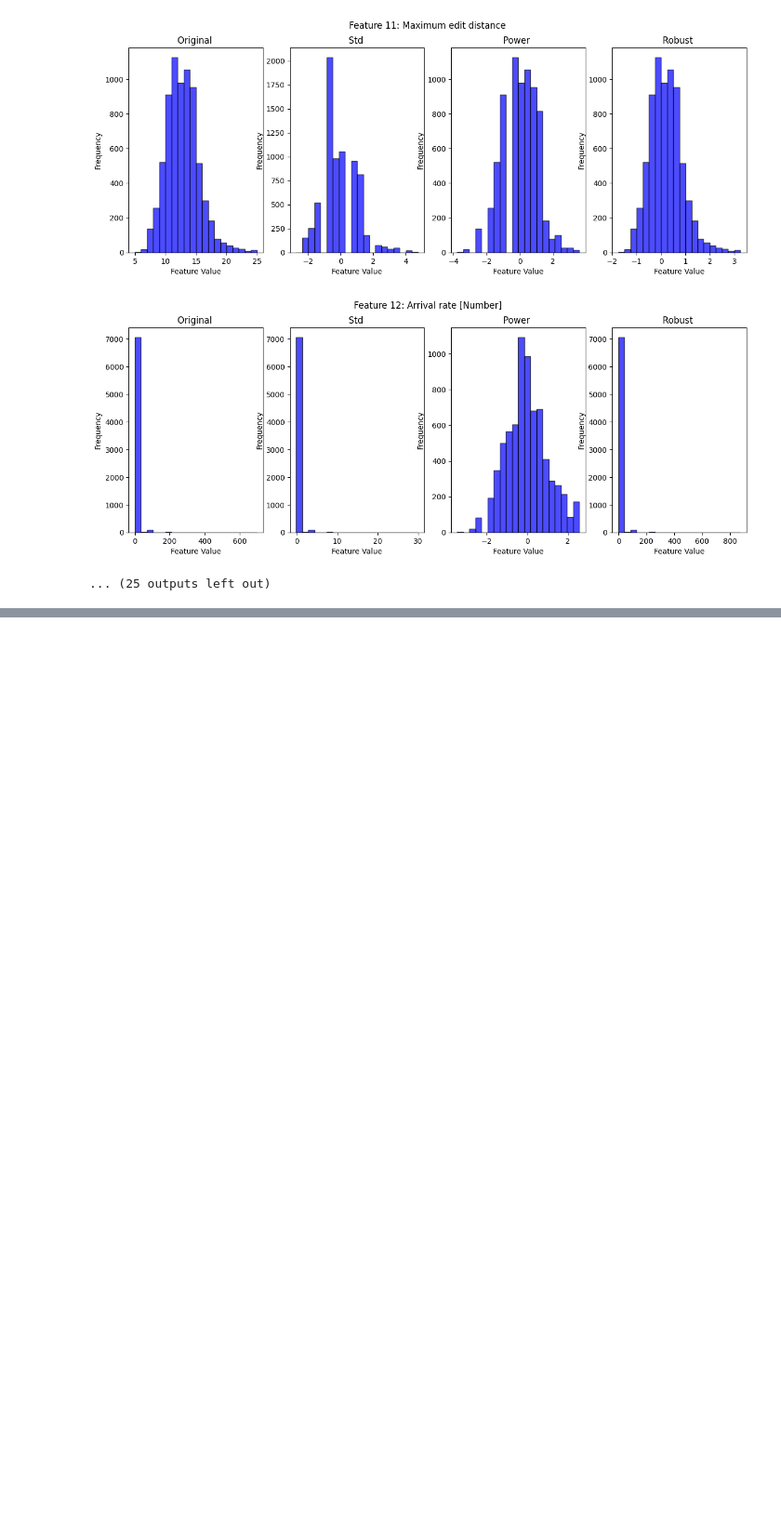
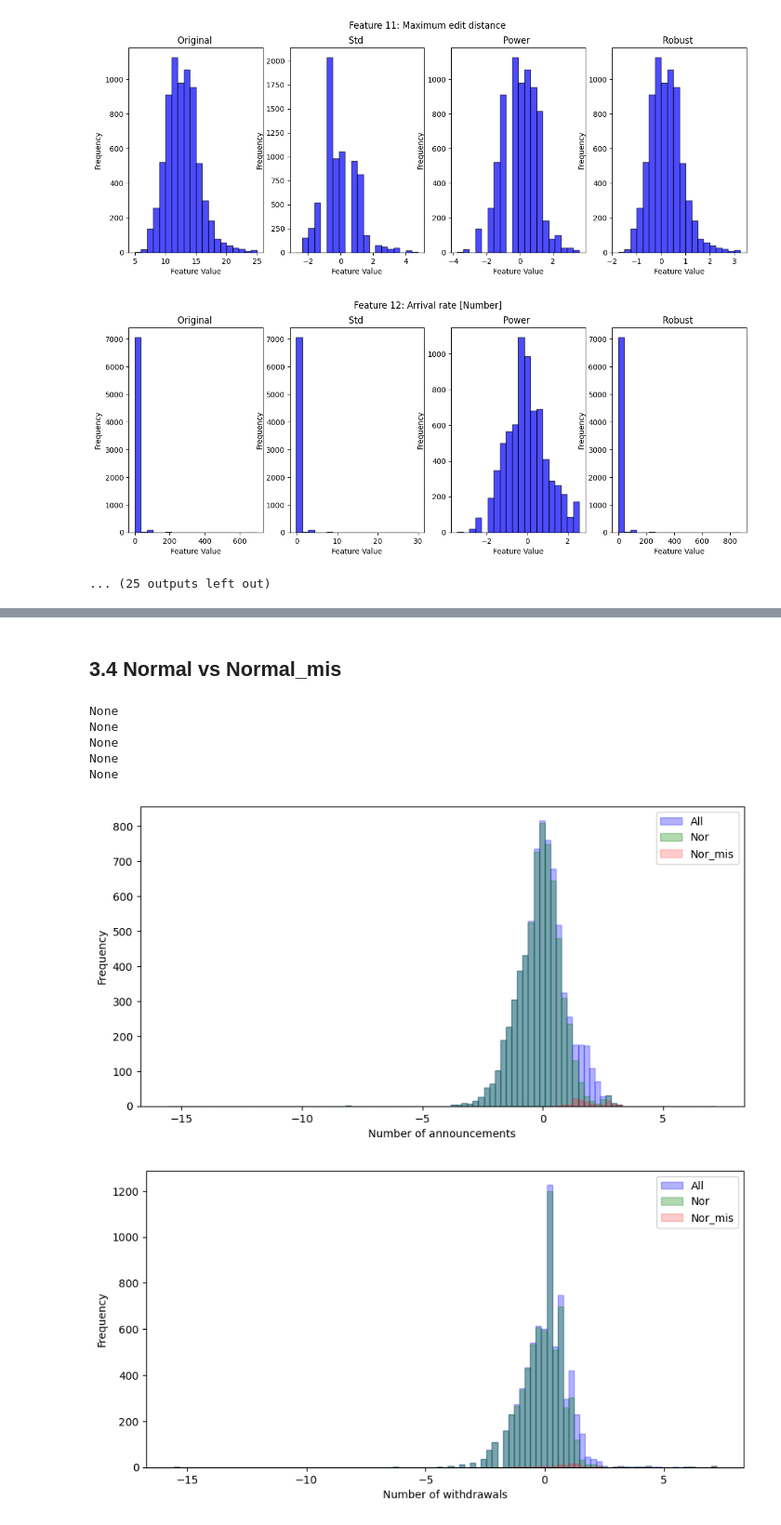
Before and after one commit to biganiseed/CyberDefense, a Jupyter notebook: xpr_feature_analysis.ipynb, the cells around one changed output, grey strips where cells are left out. Shown at 93% size. Saved outputs shown, nothing was run; the diff lists cells and outputs as text; code cells hidden in the pictures; blank space fills up the shorter version.

```diff
--- a/xpr_feature_analysis.ipynb
+++ b/xpr_feature_analysis.ipynb
@@ -93,0 +421,12 @@ compareFeatureBaseScalers(X)
+# %% [markdown]
+## 3.4 Normal vs Normal_mis
+# %%
+my_compare_features( Xp1, X_nor, X_nor_mis, 5, legend_name=["All","Nor","Nor_mis"], density = False)
+# %% [output]
+None
+None
+None
+None
+None
+[figure, added]
+[figure, added]
```
Also changed, not shown: parts of 16 cells of this notebook, 1 other file.
